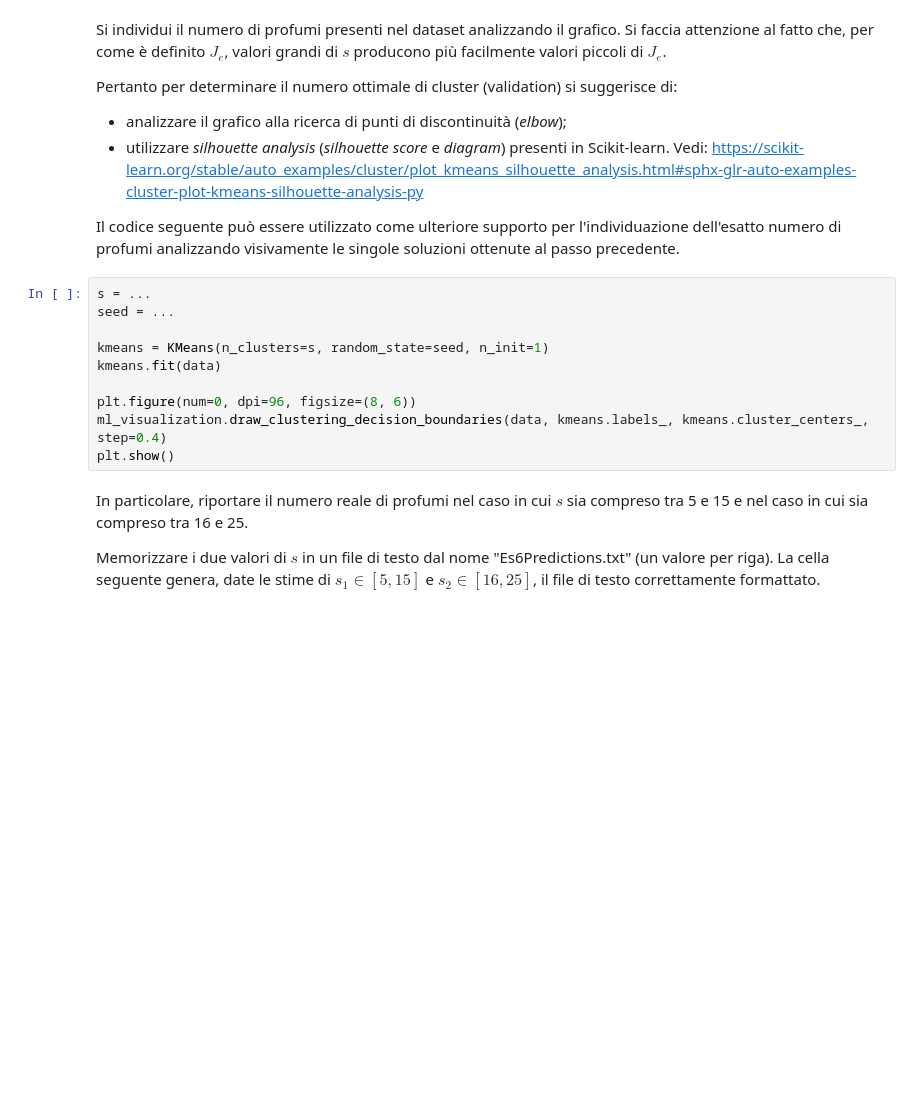
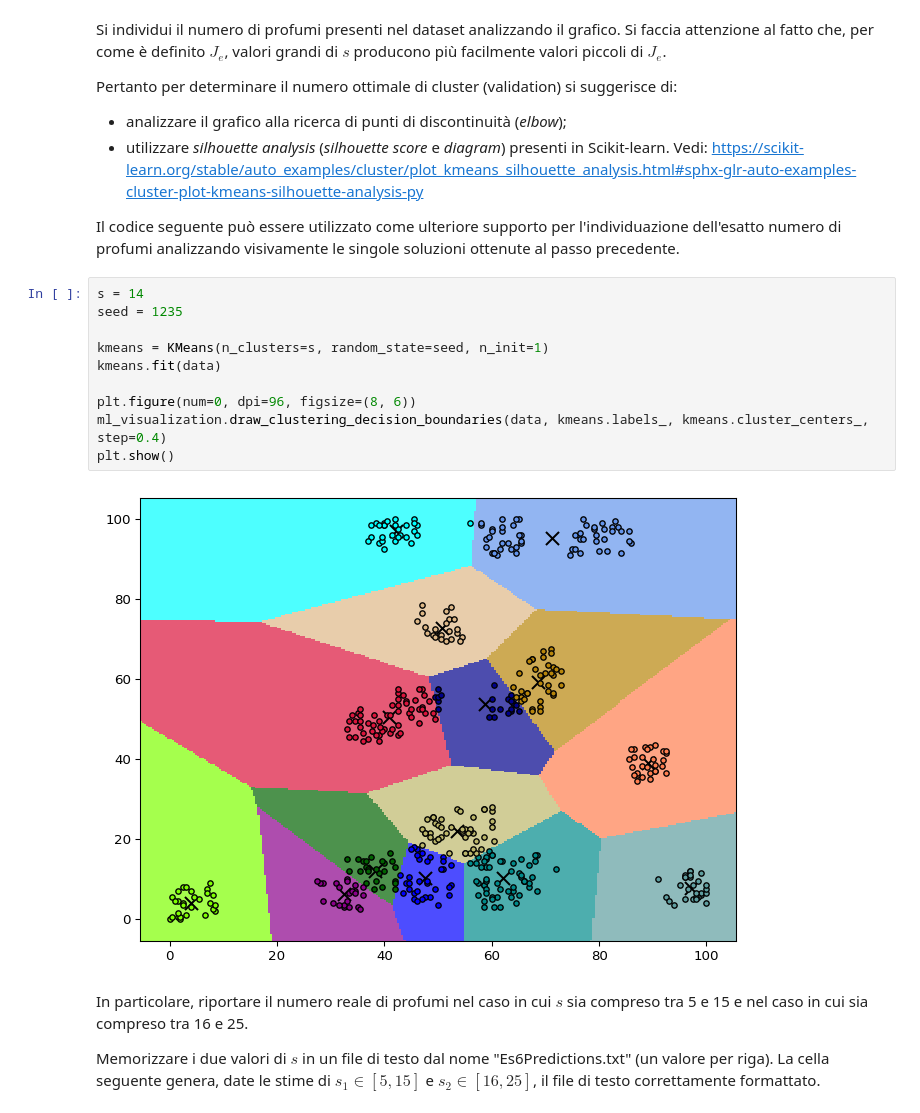
Before and after one commit to LorenzoRigoni/ML_Competition, a Jupyter notebook: Profumi/6 - KMeans.ipynb, the cells around one changed output. Drawn from its saved outputs; the diff is of its cells as text; blank space fills up the shorter version.

```diff
--- a/Profumi/6 - KMeans.ipynb
+++ b/Profumi/6 - KMeans.ipynb
@@ -388,15 +398,17 @@ https://scikit-learn.org/stable/auto_examples/cluster/plot_kmeans_silhouette_ana
 
 Il codice seguente può essere utilizzato come ulteriore supporto per l'individuazione dell'esatto numero di profumi analizzando visivamente le singole soluzioni ottenute al passo precedente.
 # %%
-s = ...
-seed = ...
+s = 14
+seed = 1235
 
 kmeans = KMeans(n_clusters=s, random_state=seed, n_init=1)
 kmeans.fit(data)
 
 plt.figure(num=0, dpi=96, figsize=(8, 6))
 ml_visualization.draw_clustering_decision_boundaries(data, kmeans.labels_, kmeans.cluster_centers_, step=0.4)
 plt.show()
+# %% [output]
+[figure, added]
 # %% [markdown]
 In particolare, riportare il numero reale di profumi nel caso in cui $s$ sia compreso tra 5 e 15 e nel caso in cui sia compreso tra 16 e 25.
 
```
Also changed, not shown: parts of 2 cells of this notebook.
